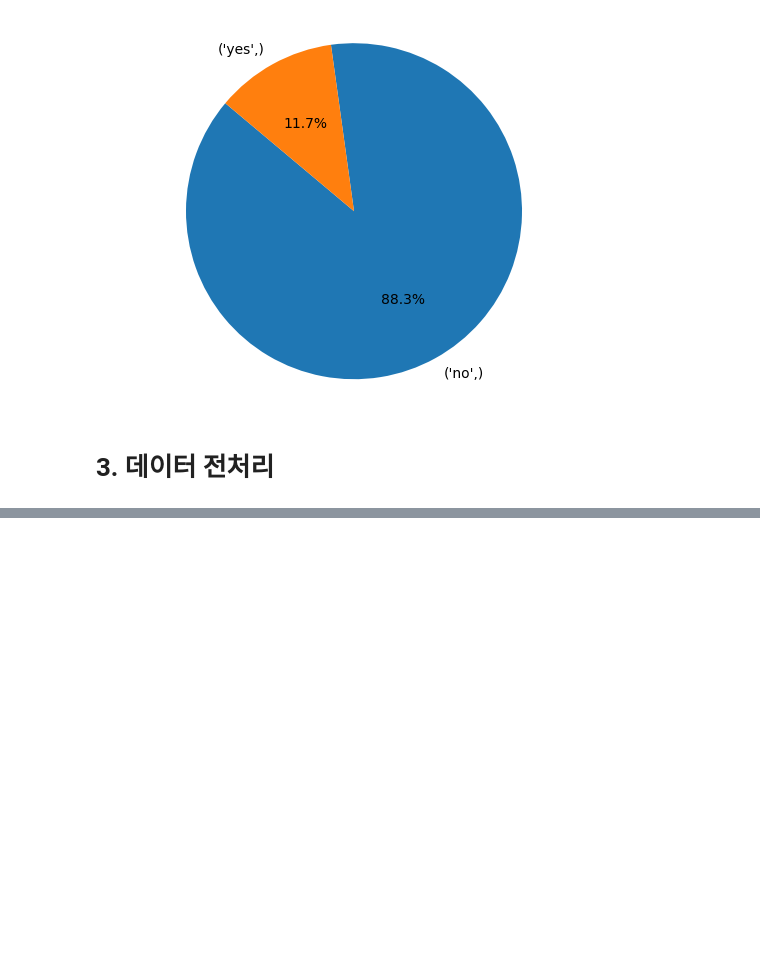
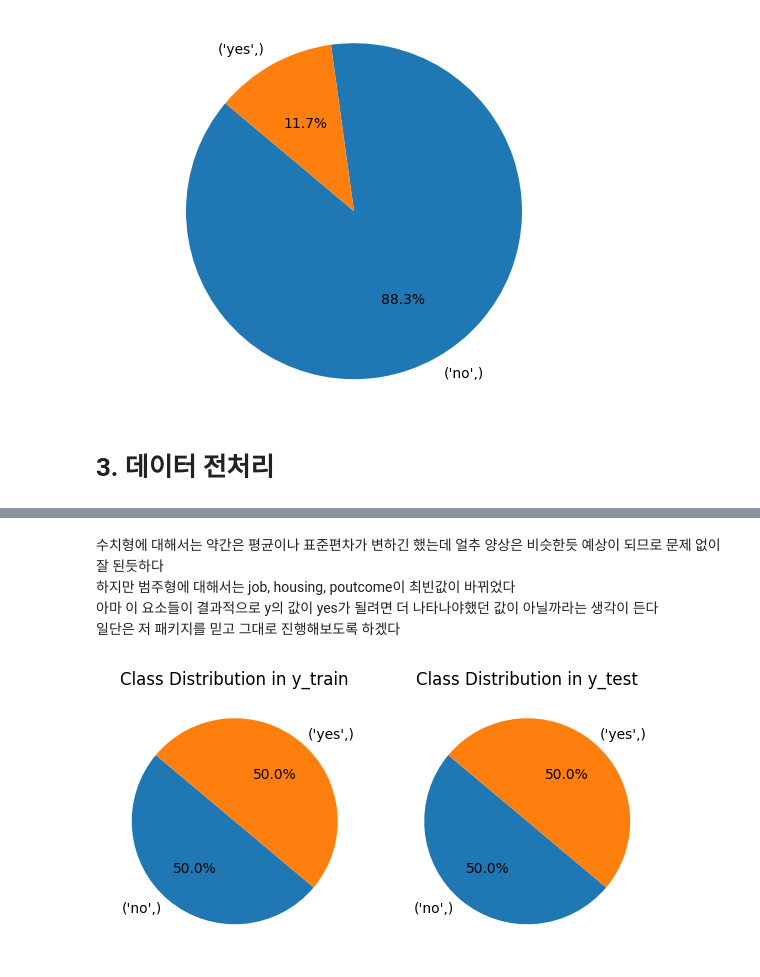
Before and after one commit to kyeob1107/sparta_ml, a Jupyter notebook: A09_곽승엽.ipynb, the cells around one changed output, grey strips where cells are left out. Cells and saved outputs as stored; diff of their text form; code cells hidden in the pictures; blank space fills up the shorter version.

```diff
--- a/A09_곽승엽.ipynb
+++ b/A09_곽승엽.ipynb
@@ -623,0 +692,4 @@ ans_n, ans_y=88.3, 11.7
+# %%
+smnc = SMOTENC(categorical_features=category_col, random_state=42)
+X_train, y_train = smnc.fit_resample(X_train, y_train)
+X_test, y_test = smnc.fit_resample(X_test, y_test)
@@ -623,0 +736,27 @@ ans_n, ans_y=88.3, 11.7
+# %% [markdown]
+수치형에 대해서는 약간은 평균이나 표준편차가 변하긴 했는데 얼추 양상은 비슷한듯 예상이 되므로 문제 없이 잘 된듯하다
+하지만 범주형에 대해서는 job, housing, poutcome이 최빈값이 바뀌었다
+아마 이 요소들이 결과적으로 y의 값이 yes가 될려면 더 나타나야했던 값이 아닐까라는 생각이 든다
+일단은 저 패키지를 믿고 그대로 진행해보도록 하겠다
+# %%
+# 반반 되었는지 확인 -> 확인결과 반반되었음
+y_train_counts = y_train.value_counts()
+y_test_counts = y_test.value_counts()
+
+datasets = [(y_train, 'Class Distribution in y_train'),
+            (y_test, 'Class Distribution in y_test')]
+
+# subplot 생성
+fig, axes = plt.subplots(nrows=1, ncols=2, figsize=(6, 3))
+
+# 반복문을 사용하여 각 데이터셋의 클래스 분포 시각화
+for i, (dataset, title) in enumerate(datasets):
+    value_counts = dataset.value_counts()
+    axes[i].pie(value_counts, labels=value_counts.index, autopct='%1.1f%%', startangle=140)
+    axes[i].set_title(title)
+
+# 그래프 보여주기
+plt.tight_layout()
+plt.show()
+# %% [output]
+[figure, added]
```
Also changed, not shown: parts of 66 cells of this notebook.
